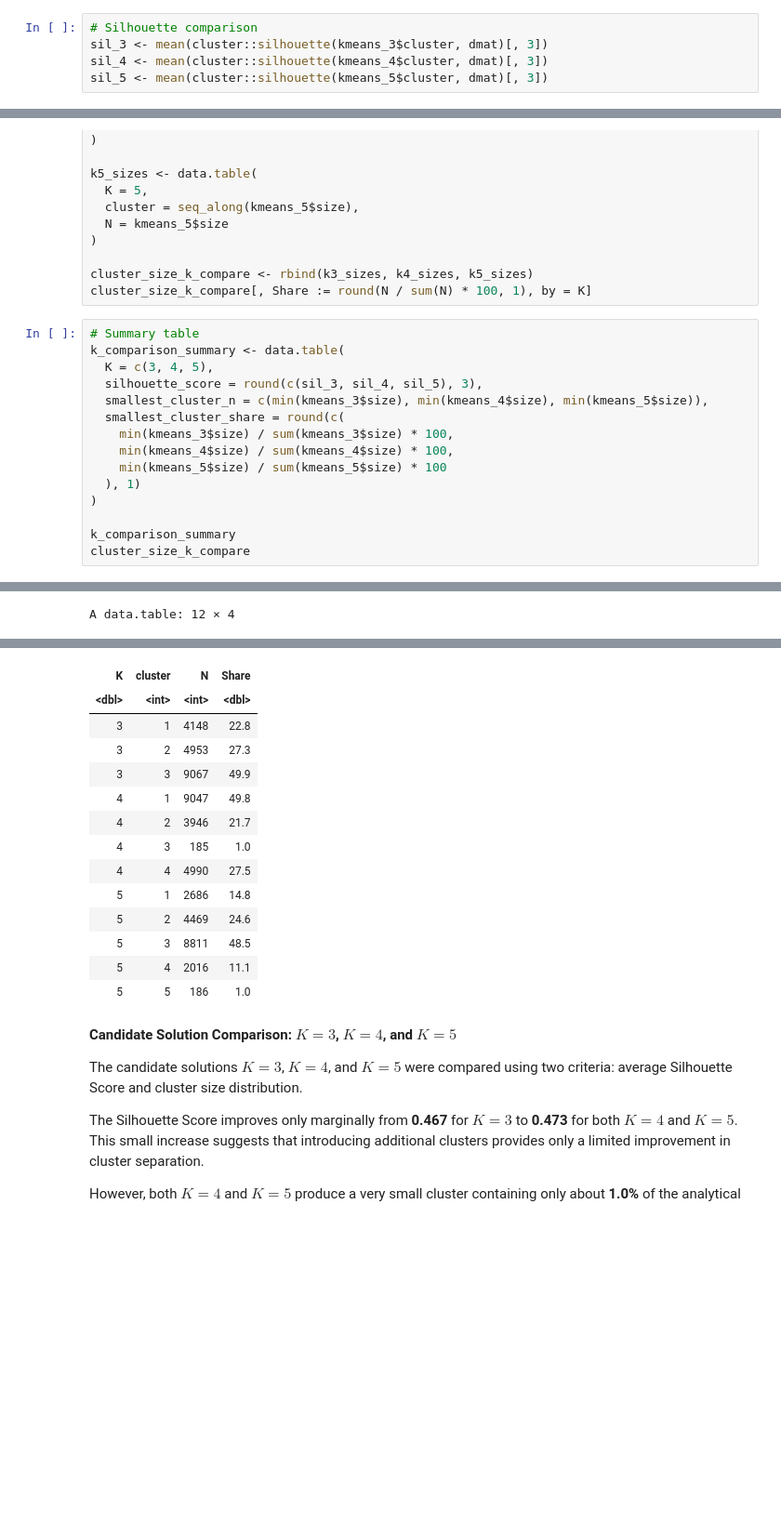
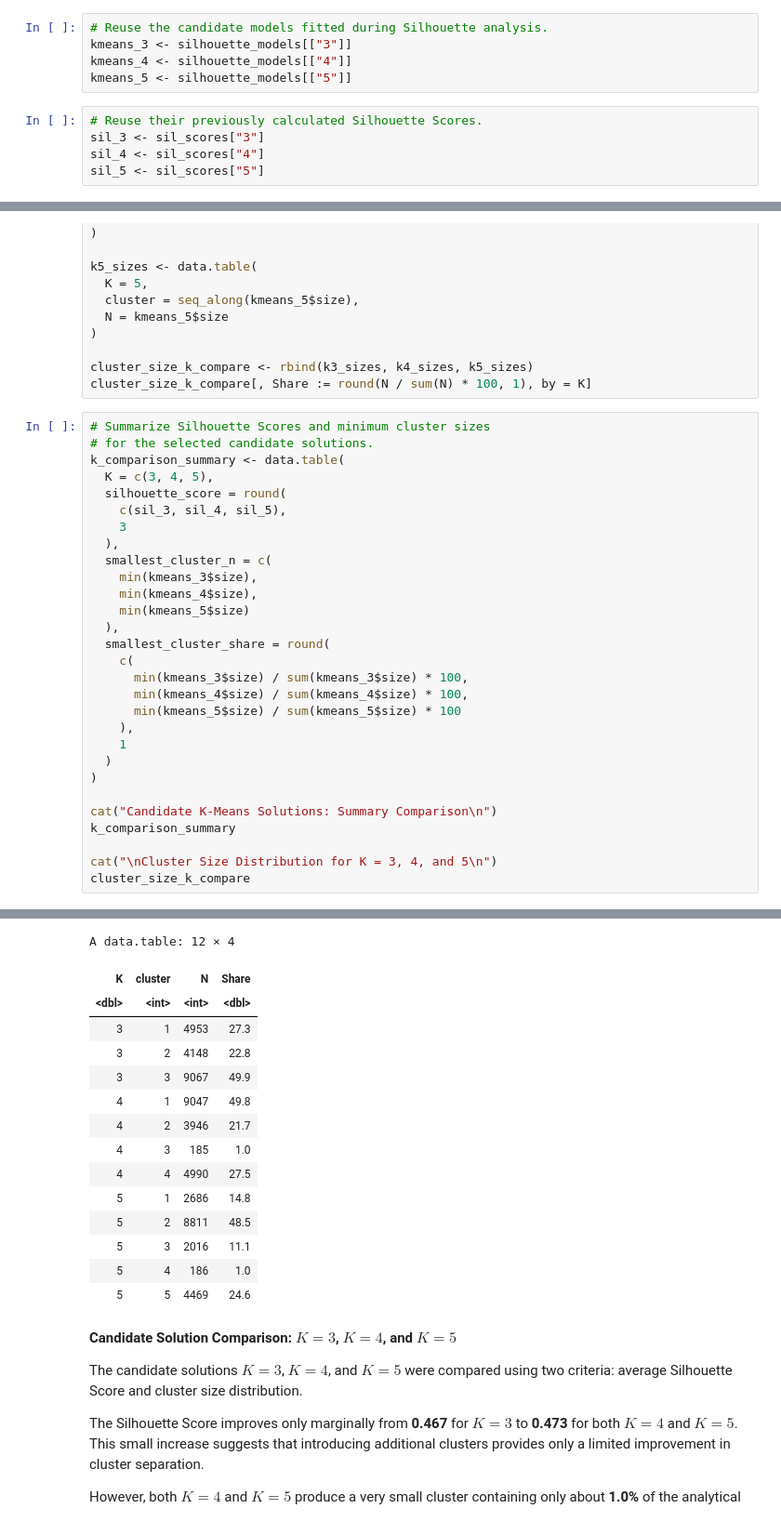
Before and after one commit to Safonovanastya87/stepik-product-analytics-completion-risk-ml, a Jupyter notebook: notebooks/02_behavioral_segmentation.ipynb, the cells around one changed output, grey strips where cells are left out. Shown at 93% size. Saved outputs shown, nothing was run; the diff lists cells and outputs as text; blank space fills up the shorter version.

```diff
--- a/notebooks/02_behavioral_segmentation.ipynb
+++ b/notebooks/02_behavioral_segmentation.ipynb
@@ -861,8 +841,13 @@ kmeans_5 <- kmeans(
 # %%
-# Silhouette comparison
-sil_3 <- mean(cluster::silhouette(kmeans_3$cluster, dmat)[, 3])
-sil_4 <- mean(cluster::silhouette(kmeans_4$cluster, dmat)[, 3])
-sil_5 <- mean(cluster::silhouette(kmeans_5$cluster, dmat)[, 3])
+# Reuse the candidate models fitted during Silhouette analysis.
+kmeans_3 <- silhouette_models[["3"]]
+kmeans_4 <- silhouette_models[["4"]]
+kmeans_5 <- silhouette_models[["5"]]
+# %%
+# Reuse their previously calculated Silhouette Scores.
+sil_3 <- sil_scores["3"]
+sil_4 <- sil_scores["4"]
+sil_5 <- sil_scores["5"]
 # %%
 # Cluster size comparison
 k3_sizes <- data.table(
@@ -886,18 +871,32 @@ k5_sizes <- data.table(
 cluster_size_k_compare <- rbind(k3_sizes, k4_sizes, k5_sizes)
 cluster_size_k_compare[, Share := round(N / sum(N) * 100, 1), by = K]
 # %%
-# Summary table
+# Summarize Silhouette Scores and minimum cluster sizes
+# for the selected candidate solutions.
 k_comparison_summary <- data.table(
   K = c(3, 4, 5),
-  silhouette_score = round(c(sil_3, sil_4, sil_5), 3),
-  smallest_cluster_n = c(min(kmeans_3$size), min(kmeans_4$size), min(kmeans_5$size)),
-  smallest_cluster_share = round(c(
-    min(kmeans_3$size) / sum(kmeans_3$size) * 100,
-    min(kmeans_4$size) / sum(kmeans_4$size) * 100,
-    min(kmeans_5$size) / sum(kmeans_5$size) * 100
-  ), 1)
+  silhouette_score = round(
+    c(sil_3, sil_4, sil_5),
+    3
+  ),
+  smallest_cluster_n = c(
+    min(kmeans_3$size),
+    min(kmeans_4$size),
+    min(kmeans_5$size)
+  ),
+  smallest_cluster_share = round(
+    c(
+      min(kmeans_3$size) / sum(kmeans_3$size) * 100,
+      min(kmeans_4$size) / sum(kmeans_4$size) * 100,
+      min(kmeans_5$size) / sum(kmeans_5$size) * 100
+    ),
+    1
+  )
 )
 
+cat("Candidate K-Means Solutions: Summary Comparison\n")
 k_comparison_summary
+
+cat("\nCluster Size Distribution for K = 3, 4, and 5\n")
 cluster_size_k_compare
 # %% [output]
@@ -907,4 +907,3 @@ A data.table: 3 × 4
 | 3 | 0.467 | 4148 | 22.8 |
 | 4 | 0.473 | 185 | 1.0 |
 | 5 | 0.473 | 186 | 1.0 |
-A data.table: 12 × 4
@@ -911,17 +911,18 @@ A data.table: 12 × 4
+A data.table: 12 × 4
 | K | cluster | N | Share |
 | <dbl> | <int> | <int> | <dbl> |
-| 3 | 1 | 4148 | 22.8 |
-| 3 | 2 | 4953 | 27.3 |
+| 3 | 1 | 4953 | 27.3 |
+| 3 | 2 | 4148 | 22.8 |
 | 3 | 3 | 9067 | 49.9 |
 | 4 | 1 | 9047 | 49.8 |
 | 4 | 2 | 3946 | 21.7 |
 | 4 | 3 | 185 | 1.0 |
 | 4 | 4 | 4990 | 27.5 |
 | 5 | 1 | 2686 | 14.8 |
-| 5 | 2 | 4469 | 24.6 |
-| 5 | 3 | 8811 | 48.5 |
-| 5 | 4 | 2016 | 11.1 |
-| 5 | 5 | 186 | 1.0 |
+| 5 | 2 | 8811 | 48.5 |
+| 5 | 3 | 2016 | 11.1 |
+| 5 | 4 | 186 | 1.0 |
+| 5 | 5 | 4469 | 24.6 |
 # %% [markdown]
 **Candidate Solution Comparison: $K = 3$, $K = 4$, and $K = 5$**
 
```
Also changed, not shown: parts of 40 cells of this notebook, 2 other files.
